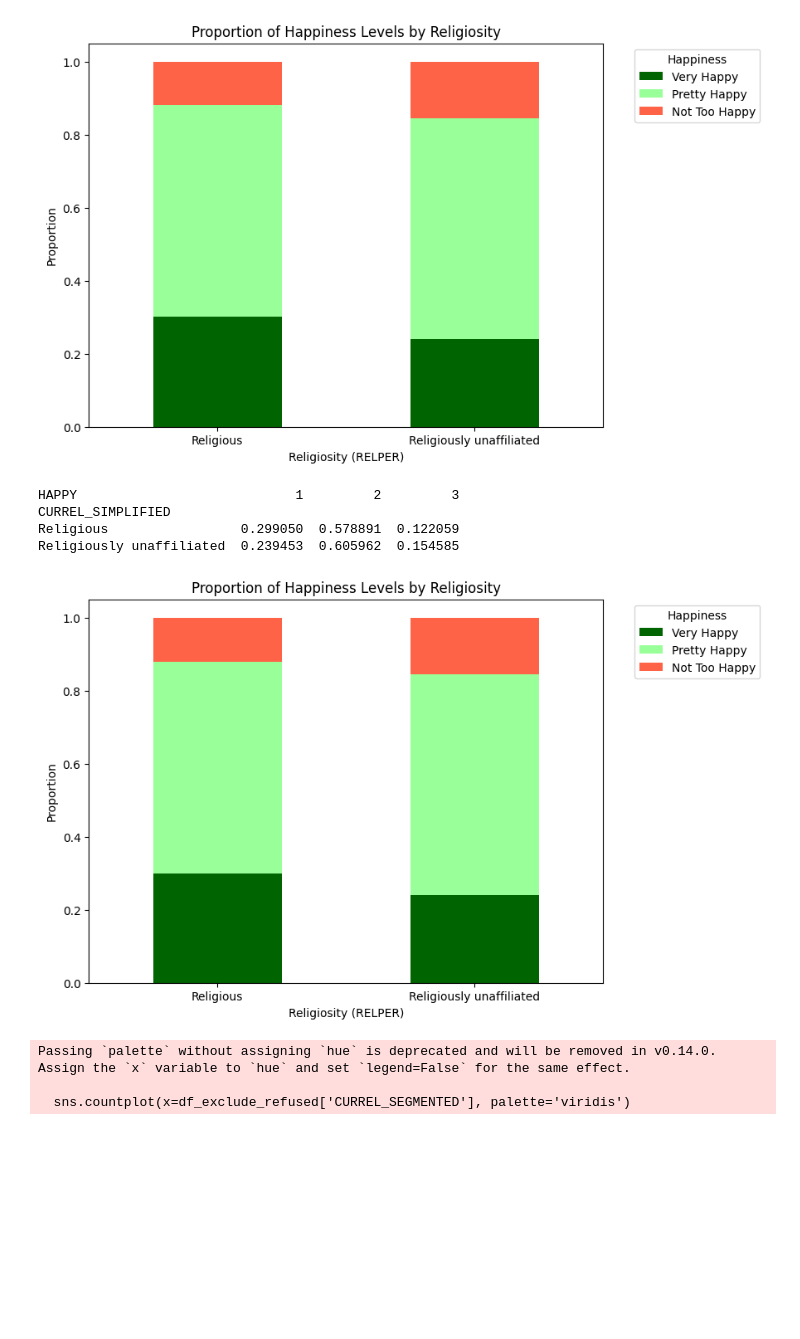
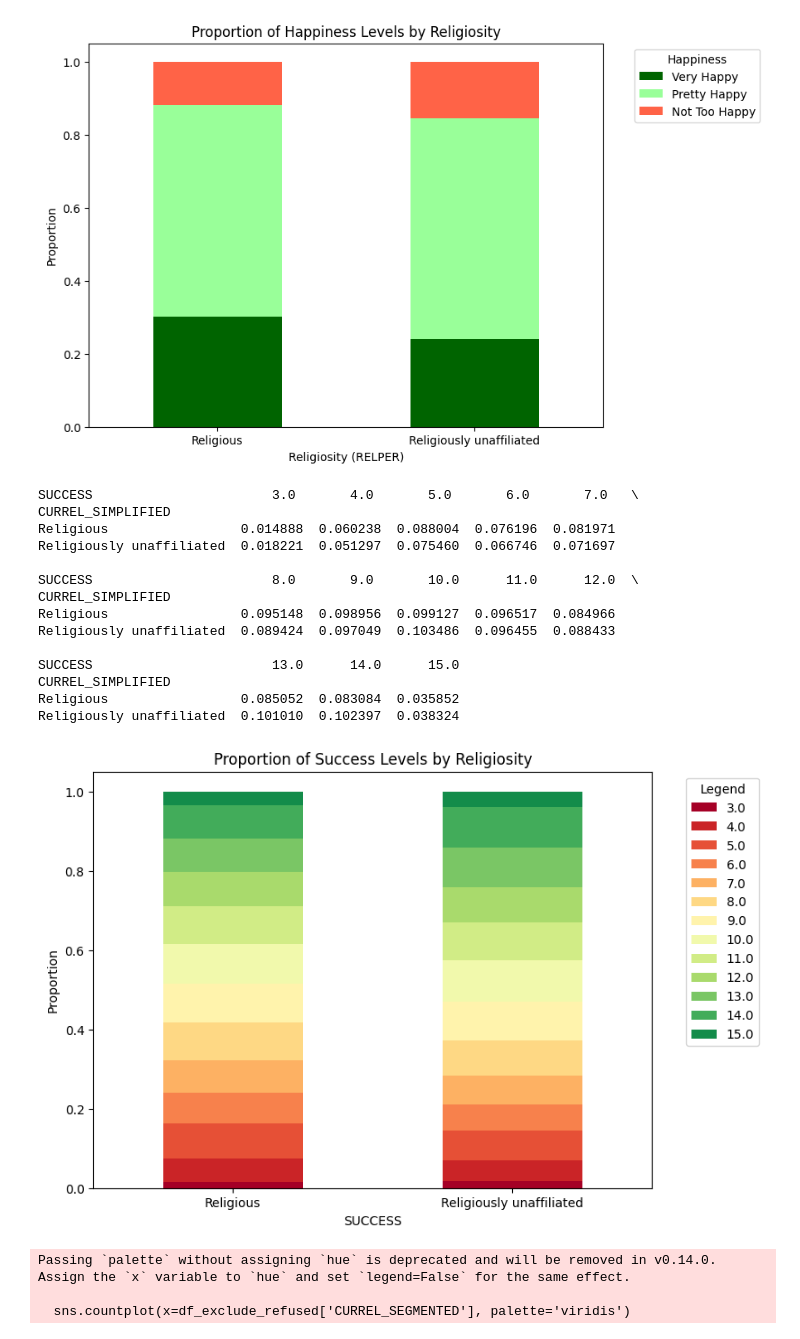
Before and after one commit to jak521/dsci441_project, a Jupyter notebook: code.ipynb, the cells around one changed output. Drawn from its saved outputs; the diff is of its cells as text; code cells hidden in the pictures; blank space fills up the shorter version.

```diff
--- a/code.ipynb
+++ b/code.ipynb
@@ -791,7 +791,7 @@ Expected frequencies:
 df_currelsimp_success_exlude_refused = df_exclude_refused[(df_exclude_refused['CURREL_SIMPLIFIED'] != 99) & (df_exclude_refused['CURREL_SIMPLIFIED'] != 900000) & (df_exclude_refused['INC_SDT1'] != 99) & (df_exclude_refused['HAPPY'] != 99) & (df_exclude_refused['EDUCREC'] != 99)]
 
 # Run Chi-square test for simplified CURREL and HAPPY
-contingency_table_currelsimp_success = pd.crosstab(df_currelsimp_success_exlude_refused['CURREL_SIMPLIFIED'], df_currelsimp_success_exlude_refused['HAPPY'])
+contingency_table_currelsimp_success = pd.crosstab(df_currelsimp_success_exlude_refused['CURREL_SIMPLIFIED'], df_currelsimp_success_exlude_refused['SUCCESS'])
 
 # Perform the chi-square test
 chi2, p, dof, expected = stats.chi2_contingency(contingency_table_currelsimp_success)
@@ -830,22 +834,41 @@ Religiously unaffiliated  0.240157  0.605162  0.154681
 # %%
 # Normalize the contingency table to get proportions
 proportion_table_currelsimp_success = contingency_table_currelsimp_success.div(contingency_table_currelsimp_success.sum(axis=1), axis=0)
 print(proportion_table_currelsimp_success)
 
+# Define the number of bins (outcomes)
+num_bins = 13
+
+# Create a color gradient from dark green to light green to light red to dark red
+cmap = plt.cm.RdYlGn  # Red-Yellow-Green colormap (green -> red)
+
+# Generate 13 colors in the desired gradient
+colors = [cmap(i / num_bins) for i in range(num_bins)]
+
 # Create a stacked bar chart to visualize the proportions
-proportion_table_currelsimp_success.plot(kind='bar', stacked=True, figsize=(8,6), color=['#006400', '#99FF99', '#FF6347'])
-plt.title('Proportion of Happiness Levels by Religiosity')
-plt.xlabel('Religiosity (RELPER)')
+proportion_table_currelsimp_success.plot(kind='bar', stacked=True, figsize=(8,6), color=colors)
+plt.title('Proportion of Success Levels by Religiosity')
+plt.xlabel('SUCCESS')
 plt.ylabel('Proportion')
 plt.xticks(rotation=0)
-plt.legend(title='Happiness', labels=['Very Happy', 'Pretty Happy', 'Not Too Happy'], bbox_to_anchor=(1.05, 1), loc='upper left')
+plt.legend(title='Legend', bbox_to_anchor=(1.05, 1), loc='upper left')
 plt.show()
 # %% [output]
-HAPPY                            1         2         3
+SUCCESS                       3.0       4.0       5.0       6.0       7.0   \
 CURREL_SIMPLIFIED
-Religious                 0.299050  0.578891  0.122059
-Religiously unaffiliated  0.239453  0.605962  0.154585
+Religious                 0.014888  0.060238  0.088004  0.076196  0.081971
+Religiously unaffiliated  0.018221  0.051297  0.075460  0.066746  0.071697
+
+SUCCESS                       8.0       9.0       10.0      11.0      12.0  \
+CURREL_SIMPLIFIED
+Religious                 0.095148  0.098956  0.099127  0.096517  0.084966
+Religiously unaffiliated  0.089424  0.097049  0.103486  0.096455  0.088433
+
+SUCCESS                       13.0      14.0      15.0
+CURREL_SIMPLIFIED
+Religious                 0.085052  0.083084  0.035852
+Religiously unaffiliated  0.101010  0.102397  0.038324
-[figure, old version]
+[figure, new version]
 # %%
 # Create a new column 'CURREL_SEGMENTED' with the four categories
 df_exclude_refused['CURREL_SEGMENTED'] = df_exclude_refused['CURREL'].apply(
```
Also changed, not shown: parts of 11 cells of this notebook.
